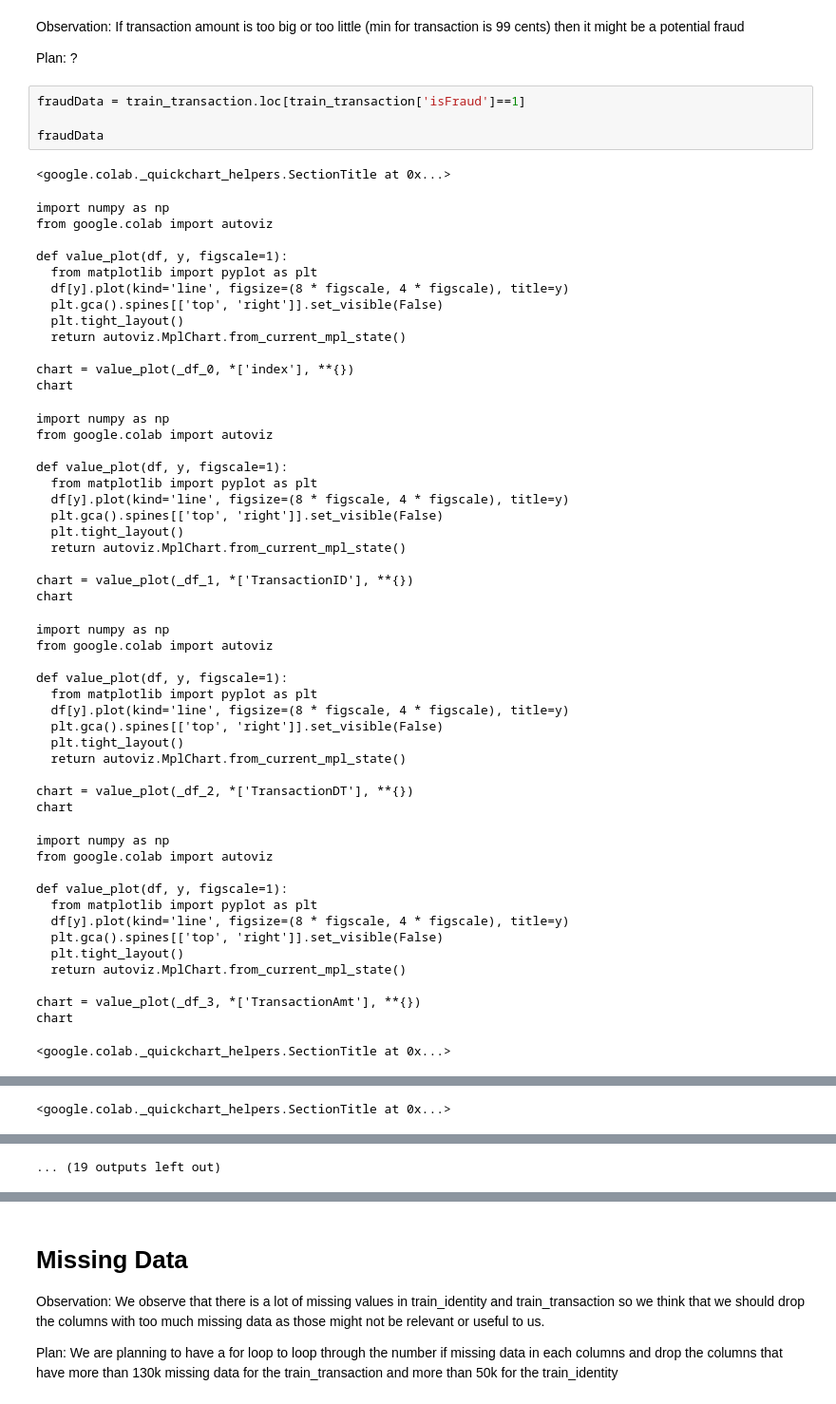
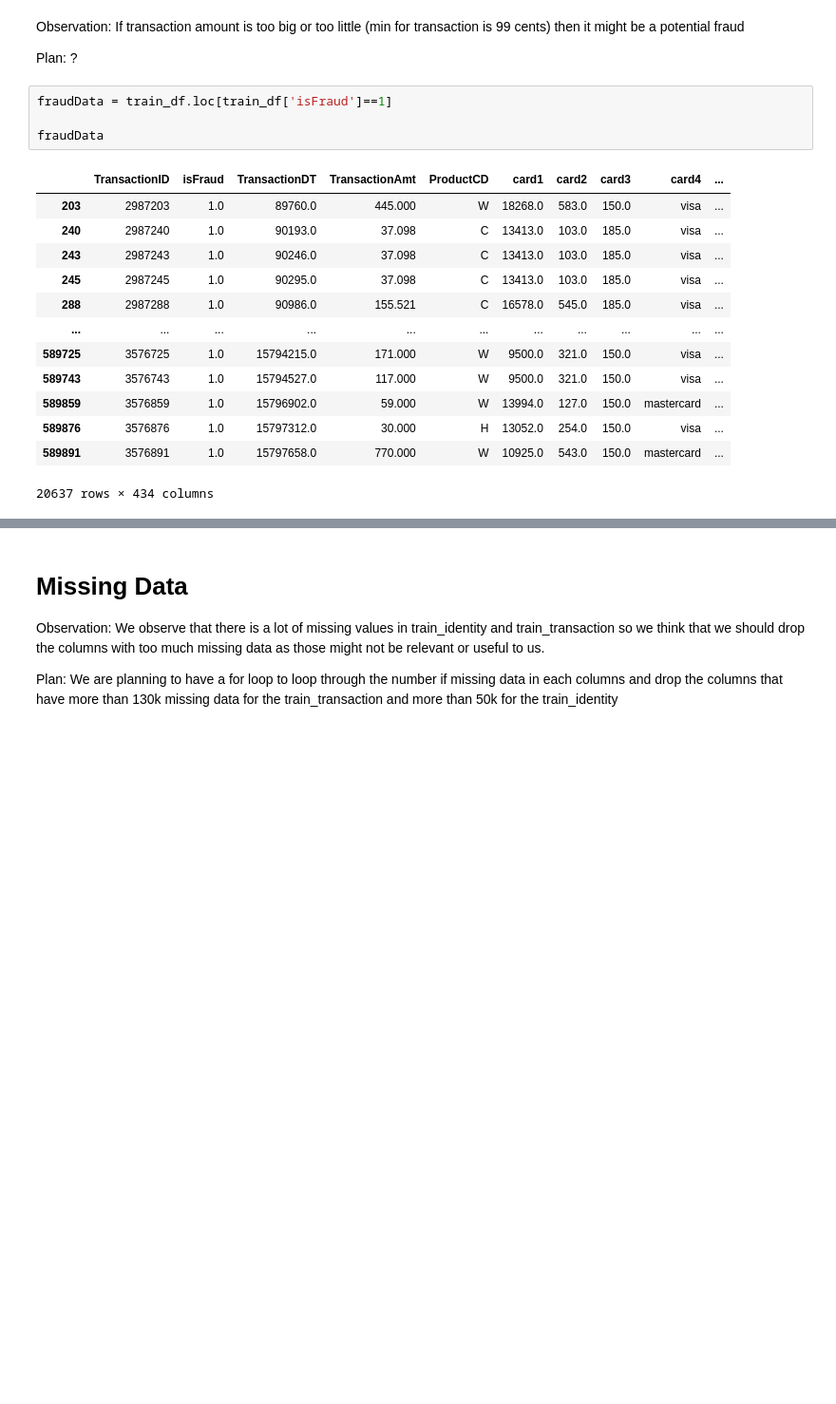
Before and after one commit to hoatuyet423/fraud-prediction-accenture2b, a Jupyter notebook: fraud_prediction_accenture2b.ipynb, the cells around one changed output, grey strips where cells are left out. Shown: that part at 95% size. Drawn from its saved outputs; the diff is of its cells as text; blank space fills up the shorter version.

```diff
--- a/fraud_prediction_accenture2b.ipynb
+++ b/fraud_prediction_accenture2b.ipynb
@@ -135,57 +284,20 @@ Observation: If transaction amount is too big or too little (min for transaction
 
 Plan: ?
 # %%
-fraudData = train_transaction.loc[train_transaction['isFraud']==1]
+fraudData = train_df.loc[train_df['isFraud']==1]
 
 fraudData
 # %% [output]
+|  | TransactionID | isFraud | TransactionDT | TransactionAmt | ProductCD | card1 | card2 | card3 | card4 | ... |
+| 203 | 2987203 | 1.0 | 89760.0 | 445.000 | W | 18268.0 | 583.0 | 150.0 | visa | ... |
+| 240 | 2987240 | 1.0 | 90193.0 | 37.098 | C | 13413.0 | 103.0 | 185.0 | visa | ... |
+| 243 | 2987243 | 1.0 | 90246.0 | 37.098 | C | 13413.0 | 103.0 | 185.0 | visa | ... |
+| 245 | 2987245 | 1.0 | 90295.0 | 37.098 | C | 13413.0 | 103.0 | 185.0 | visa | ... |
+| 288 | 2987288 | 1.0 | 90986.0 | 155.521 | C | 16578.0 | 545.0 | 185.0 | visa | ... |
+| ... | ... | ... | ... | ... | ... | ... | ... | ... | ... | ... |
+| 589725 | 3576725 | 1.0 | 15794215.0 | 171.000 | W | 9500.0 | 321.0 | 150.0 | visa | ... |
+| 589743 | 3576743 | 1.0 | 15794527.0 | 117.000 | W | 9500.0 | 321.0 | 150.0 | visa | ... |
+| 589859 | 3576859 | 1.0 | 15796902.0 | 59.000 | W | 13994.0 | 127.0 | 150.0 | mastercard | ... |
+| 589876 | 3576876 | 1.0 | 15797312.0 | 30.000 | H | 13052.0 | 254.0 | 150.0 | visa | ... |
+| 589891 | 3576891 | 1.0 | 15797658.0 | 770.000 | W | 10925.0 | 543.0 | 150.0 | mastercard | ... |
-<google.colab._quickchart_helpers.SectionTitle at 0x...>
+20637 rows × 434 columns
-import numpy as np
-from google.colab import autoviz
-
-def value_plot(df, y, figscale=1):
-  from matplotlib import pyplot as plt
-  df[y].plot(kind='line', figsize=(8 * figscale, 4 * figscale), title=y)
-  plt.gca().spines[['top', 'right']].set_visible(False)
-  plt.tight_layout()
-  return autoviz.MplChart.from_current_mpl_state()
-
-chart = value_plot(_df_0, *['index'], **{})
-chart
-import numpy as np
-from google.colab import autoviz
-
-def value_plot(df, y, figscale=1):
-  from matplotlib import pyplot as plt
-  df[y].plot(kind='line', figsize=(8 * figscale, 4 * figscale), title=y)
-  plt.gca().spines[['top', 'right']].set_visible(False)
-  plt.tight_layout()
-  return autoviz.MplChart.from_current_mpl_state()
-
-chart = value_plot(_df_1, *['TransactionID'], **{})
-chart
-import numpy as np
-from google.colab import autoviz
-
-def value_plot(df, y, figscale=1):
-  from matplotlib import pyplot as plt
-  df[y].plot(kind='line', figsize=(8 * figscale, 4 * figscale), title=y)
-  plt.gca().spines[['top', 'right']].set_visible(False)
-  plt.tight_layout()
-  return autoviz.MplChart.from_current_mpl_state()
-
-chart = value_plot(_df_2, *['TransactionDT'], **{})
-chart
-import numpy as np
-from google.colab import autoviz
-
-def value_plot(df, y, figscale=1):
-  from matplotlib import pyplot as plt
-  df[y].plot(kind='line', figsize=(8 * figscale, 4 * figscale), title=y)
-  plt.gca().spines[['top', 'right']].set_visible(False)
-  plt.tight_layout()
-  return autoviz.MplChart.from_current_mpl_state()
-
-chart = value_plot(_df_3, *['TransactionAmt'], **{})
-chart
-<google.colab._quickchart_helpers.SectionTitle at 0x...>
@@ -240 +303,0 @@ chart
-<google.colab._quickchart_helpers.SectionTitle at 0x...>
@@ -253 +303,0 @@ chart
-... (19 outputs left out)
```
Also changed, not shown: parts of 26 cells of this notebook.
